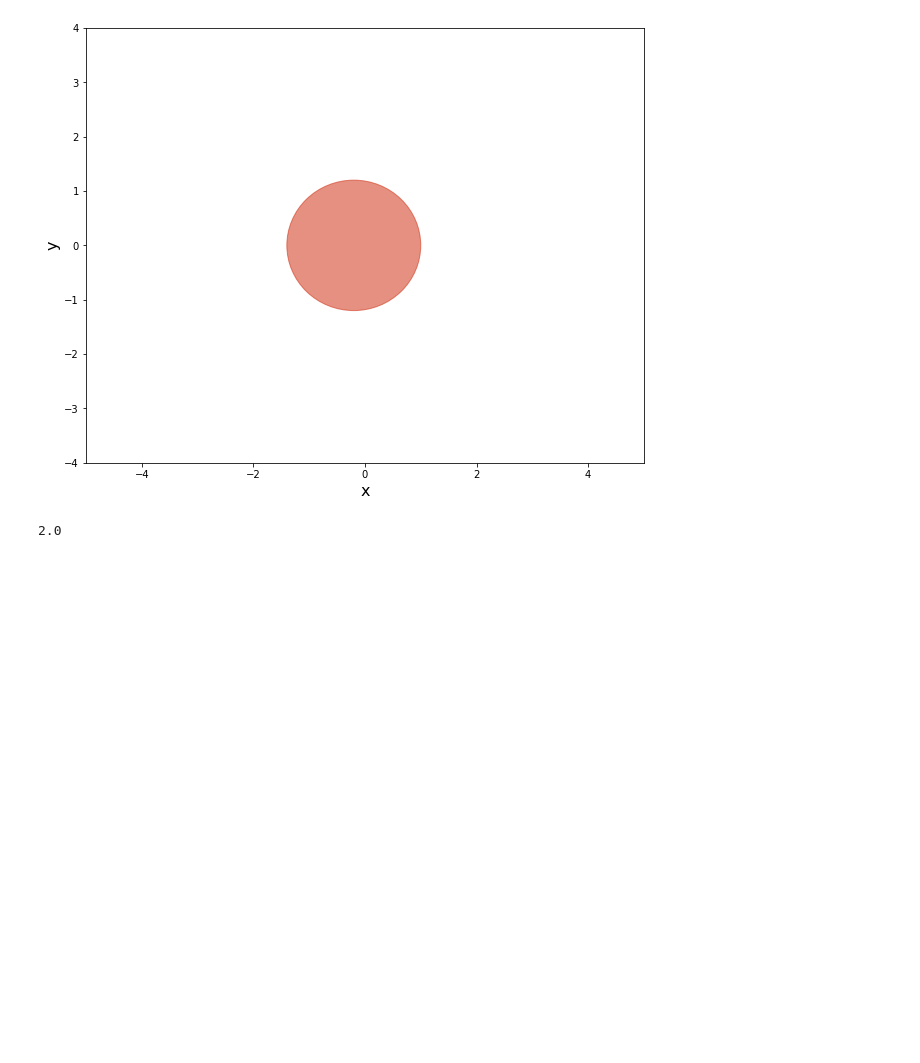
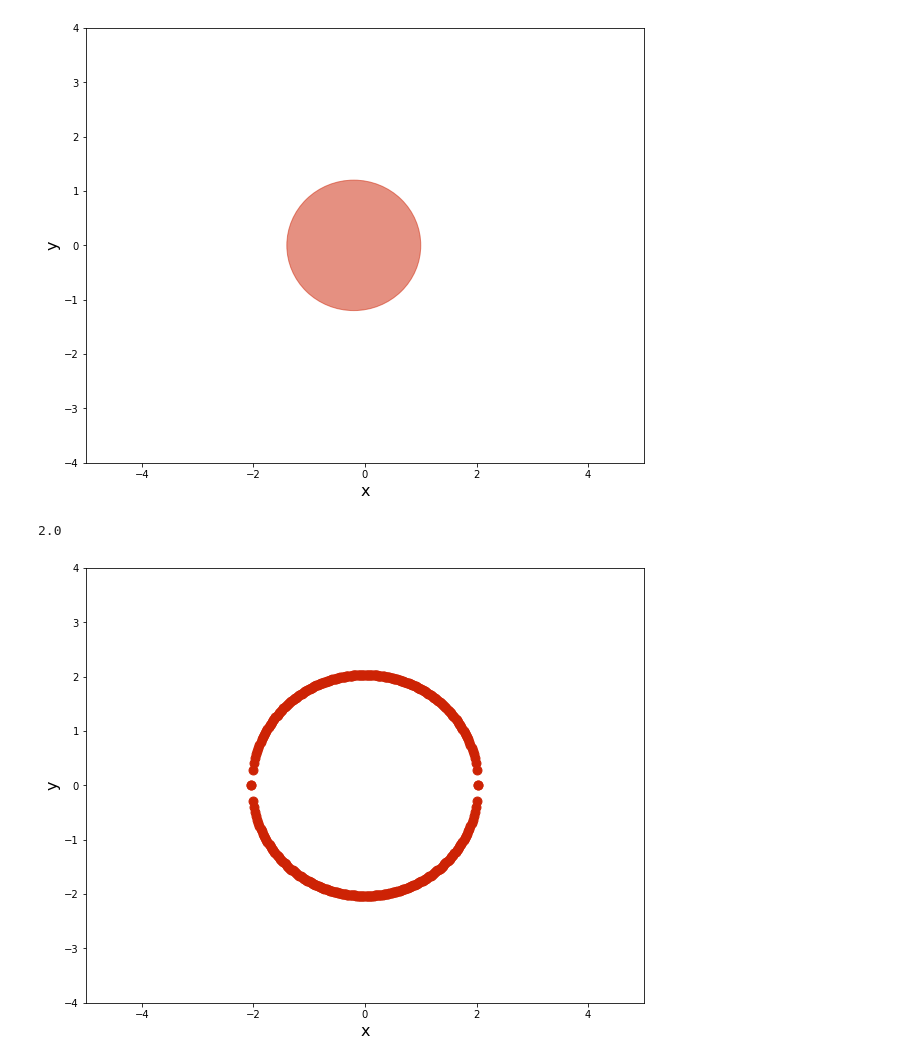
Before and after one commit to tianjiaozhang678/mae6226, a Jupyter notebook: Assignment2.ipynb, the cells around one changed output. Drawn from its saved outputs; the diff is of its cells as text; code cells hidden in the pictures; blank space fills up the shorter version.

```diff
--- a/Assignment2.ipynb
+++ b/Assignment2.ipynb
@@ -86,3 +86,27 @@ pyplot.gca().add_patch(circle)
 print(ξ)
 # %% [output]
 2.0
+# %%
+width = 10
+height = (y_end - y_start) / (x_end - x_start) * width
+pyplot.figure(figsize=(width, height))
+pyplot.xlabel('x', fontsize=16)
+pyplot.ylabel('y', fontsize=16)
+pyplot.xlim(x_start, x_end)
+pyplot.ylim(y_start, y_end)
+n = 200
+x = numpy.linspace(-1.2, 1.2, n)
+
+for i in range(n):
+    y = +math.sqrt(1.2 * 1.2 - x[i]  *x[i])
+    x_J = (x[i] * (x[i] * x[i] + y * y + 1)) / (x[i] * x[i] + y * y)
+    y_J = (y * (x[i] * x[i] + y * y + 1)) / (x[i] * x[i] + y * y)
+    pyplot.scatter(x_J,y_J, color='#CD2305', s=80, marker='o')
+
+for i in range(n):
+    y = -math.sqrt(1.2 * 1.2 - x[i]  *x[i])
+    x_J = (x[i] * (x[i] * x[i] + y * y + 1)) / (x[i] * x[i] + y * y)
+    y_J = (y * (x[i] * x[i] + y * y + 1)) / (x[i] * x[i] + y * y)
+    pyplot.scatter(x_J,y_J, color='#CD2305', s=80, marker='o')
+# %% [output]
+[figure, added]
```
